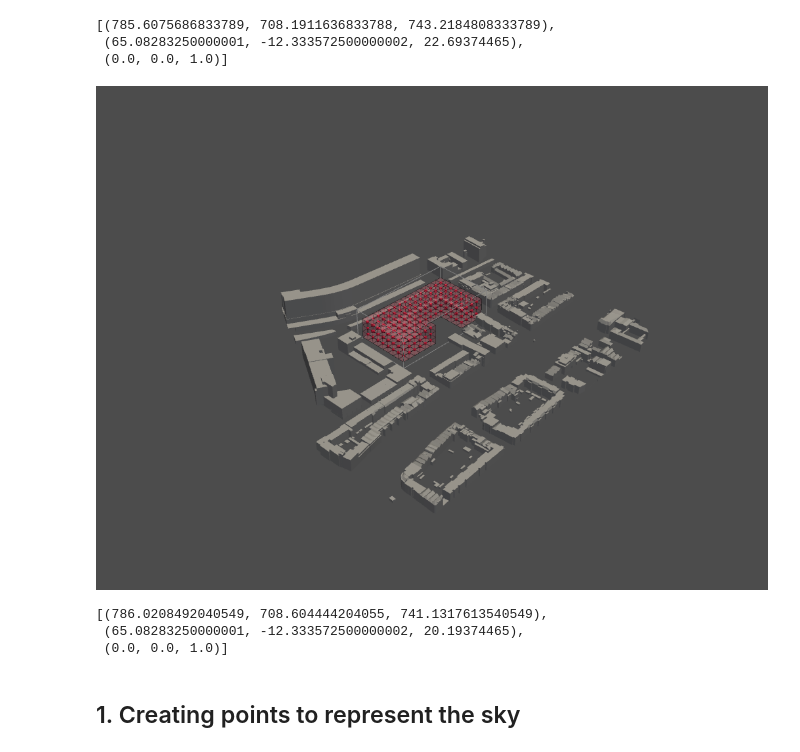
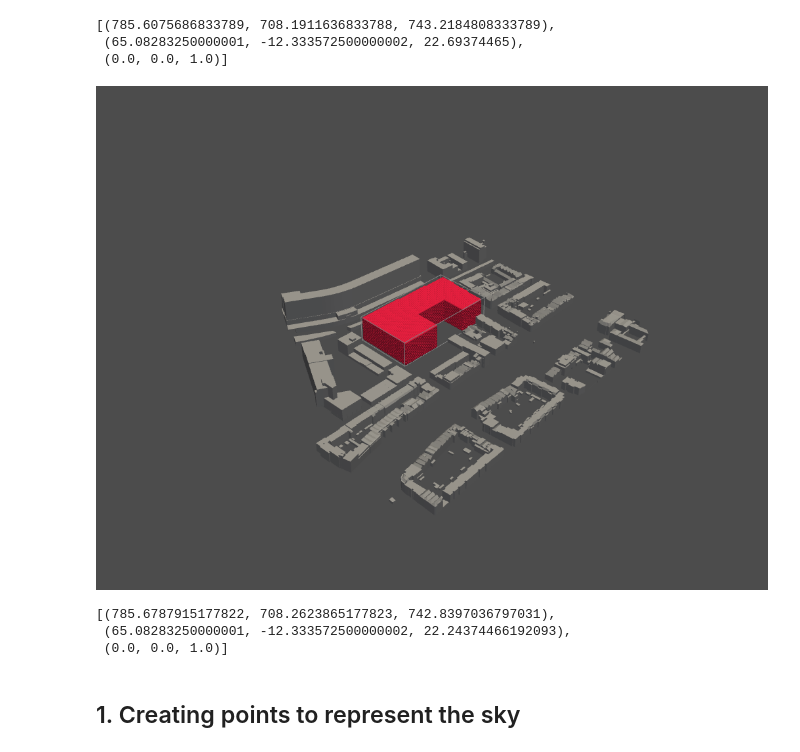
Before and after one commit to shervinazadi/spatial_computing_project_template, a Jupyter notebook: scripts/sky_view_factor.ipynb, the cells around one changed output. Drawn from its saved outputs; the diff is of its cells as text; code cells hidden in the pictures.

Commit message:
added interpolation and high res voxels

```diff
--- a/scripts/sky_view_factor.ipynb
+++ b/scripts/sky_view_factor.ipynb
@@ -45,20 +46,23 @@ p.show()
 # load lattices from before
 lattice_path = os.path.relpath('../data/meshes/voxelized_envelope.csv')
 envelope_lattice = tg.lattice_from_csv(lattice_path)
+
+lattice_path = os.path.relpath('../data/meshes/voxelized_envelope_highres.csv')
+envelope_lattice_highres = tg.lattice_from_csv(lattice_path)
 # %%
 # initiating the plotter
 p = pv.Plotter(notebook=True)
 
 # adding the meshes
-envelope_lattice.fast_vis(p)
+envelope_lattice_highres.fast_vis(p)
 p.add_mesh(tri_to_pv(context_mesh), color='#aaaaaa')
 
 # plotting
 p.show()
 # %% [output]
-[figure, old version]
+[figure, new version]
-[(786.0208492040549, 708.604444204055, 741.1317613540549),
- (65.08283250000001, -12.333572500000002, 20.19374465),
+[(785.6787915177822, 708.2623865177823, 742.8397036797031),
+ (65.08283250000001, -12.333572500000002, 22.24374466192093),
  (0.0, 0.0, 1.0)]
 # %% [markdown]
 ## 1. Creating points to represent the sky
```
Also changed, not shown: parts of 4 cells of this notebook, 2 other files.
